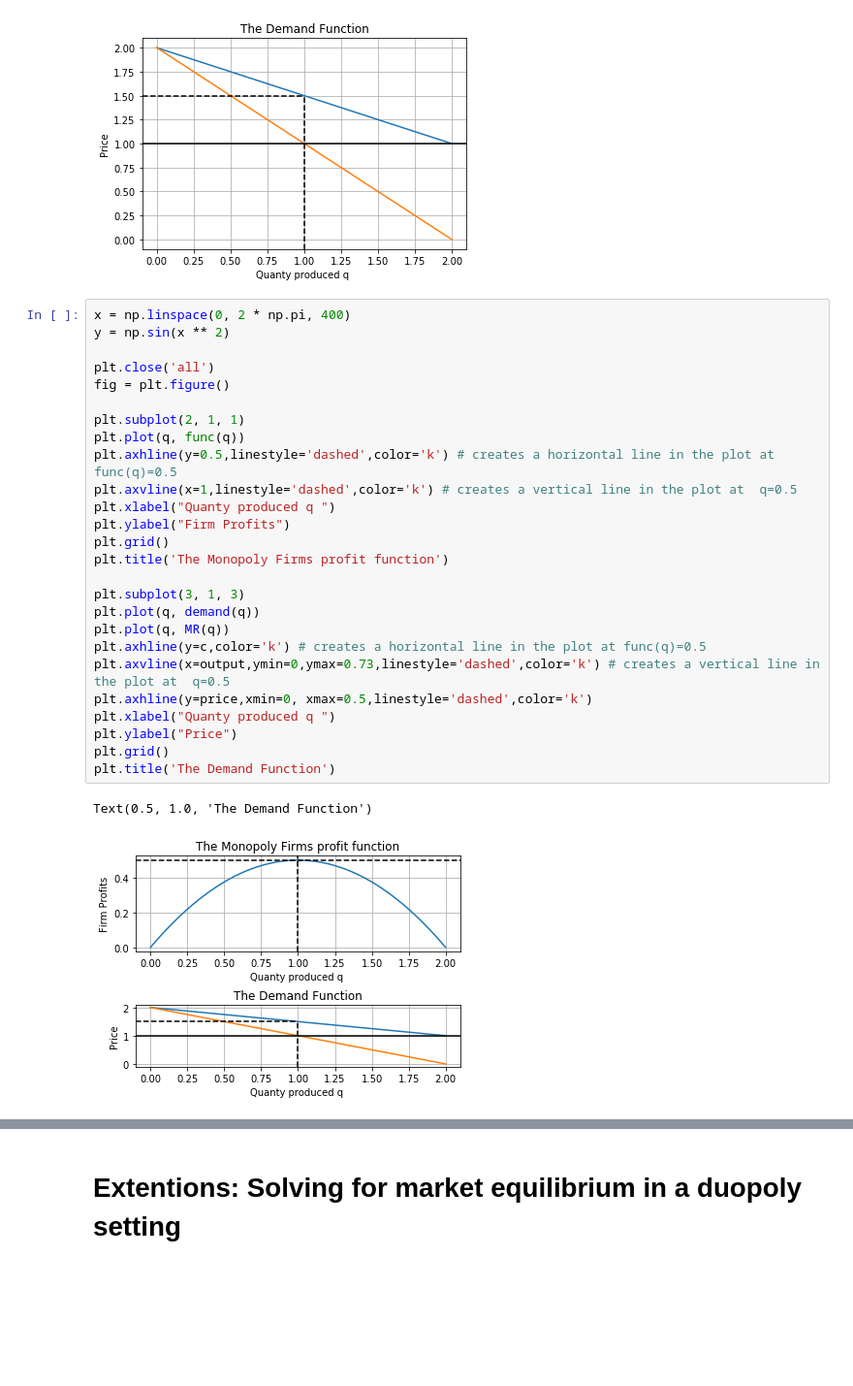
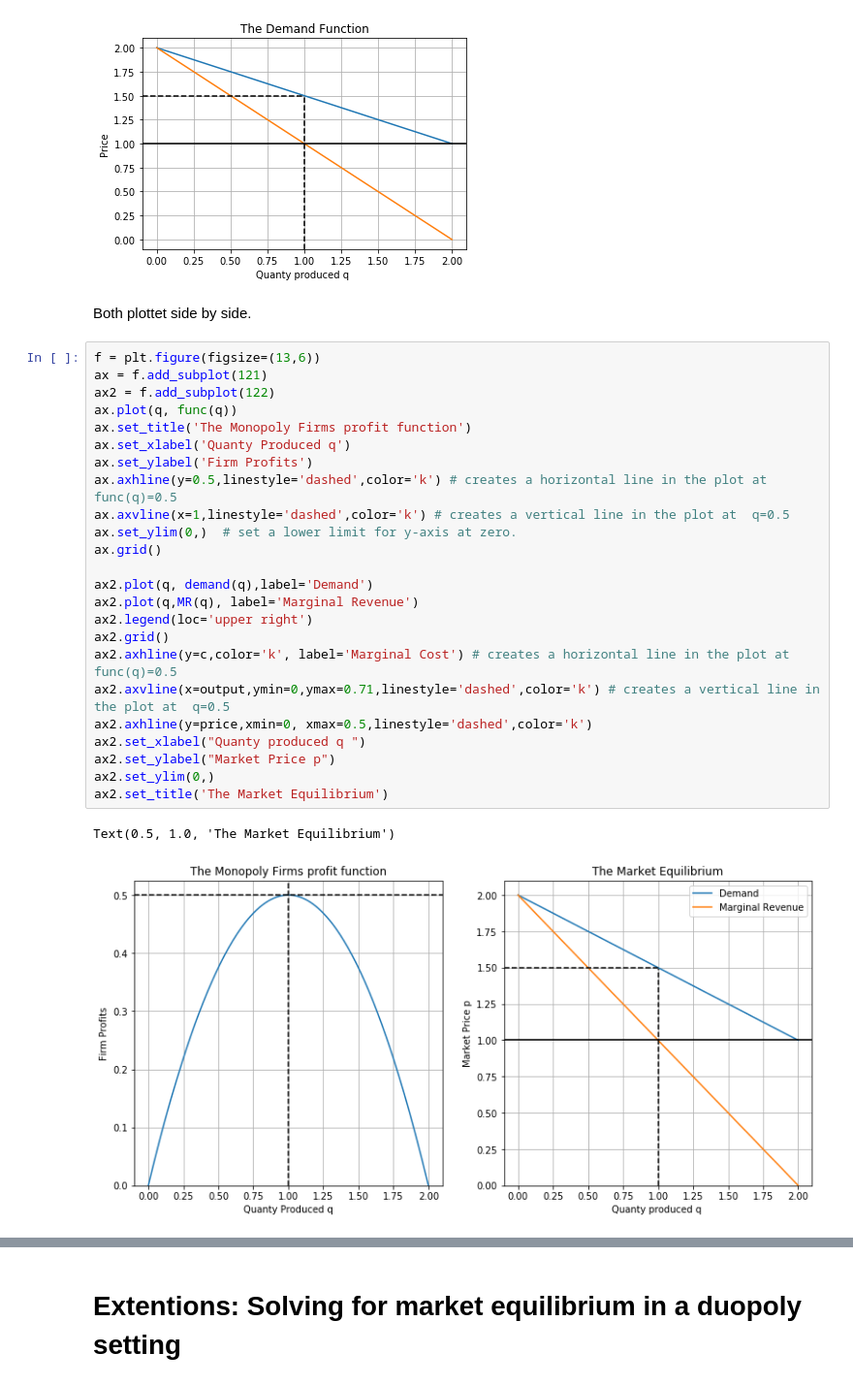
Before and after one commit to NumEconCopenhagen/projects-2019-peter-larsens-kaffe-m-havre, a Jupyter notebook: modelproject/Ligevægt.ipynb, the cells around one changed output, grey strips where cells are left out. Shown at 97% size. Cells and saved outputs as stored; diff of their text form; blank space fills up the shorter version.

```diff
--- a/modelproject/Ligevægt.ipynb
+++ b/modelproject/Ligevægt.ipynb
@@ -156,32 +158,32 @@ plt.title('The Demand Function')
 plt.show()
 # %% [output]
 [figure]
+# %% [markdown]
+Both plottet side by side.
 # %%
-x = np.linspace(0, 2 * np.pi, 400)
-y = np.sin(x ** 2)
+f = plt.figure(figsize=(13,6))
+ax = f.add_subplot(121)
+ax2 = f.add_subplot(122)
+ax.plot(q, func(q))
+ax.set_title('The Monopoly Firms profit function')
+ax.set_xlabel('Quanty Produced q')
+ax.set_ylabel('Firm Profits')
+ax.axhline(y=0.5,linestyle='dashed',color='k') # creates a horizontal line in the plot at func(q)=0.5
+ax.axvline(x=1,linestyle='dashed',color='k') # creates a vertical line in the plot at  q=0.5
+ax.set_ylim(0,)  # set a lower limit for y-axis at zero.
+ax.grid()
 
-plt.close('all')
-fig = plt.figure()
-
-plt.subplot(2, 1, 1)
-plt.plot(q, func(q))
-plt.axhline(y=0.5,linestyle='dashed',color='k') # creates a horizontal line in the plot at func(q)=0.5
-plt.axvline(x=1,linestyle='dashed',color='k') # creates a vertical line in the plot at  q=0.5
-plt.xlabel("Quanty produced q ")
-plt.ylabel("Firm Profits")
-plt.grid()
-plt.title('The Monopoly Firms profit function')
-
-plt.subplot(3, 1, 3)
-plt.plot(q, demand(q))
-plt.plot(q, MR(q))
-plt.axhline(y=c,color='k') # creates a horizontal line in the plot at func(q)=0.5
-plt.axvline(x=output,ymin=0,ymax=0.73,linestyle='dashed',color='k') # creates a vertical line in the plot at  q=0.5
-plt.axhline(y=price,xmin=0, xmax=0.5,linestyle='dashed',color='k')
-plt.xlabel("Quanty produced q ")
-plt.ylabel("Price")
-plt.grid()
-plt.title('The Demand Function')
+ax2.plot(q, demand(q),label='Demand')
+ax2.plot(q,MR(q), label='Marginal Revenue')
+ax2.legend(loc='upper right')
+ax2.grid()
+ax2.axhline(y=c,color='k', label='Marginal Cost') # creates a horizontal line in the plot at func(q)=0.5
+ax2.axvline(x=output,ymin=0,ymax=0.71,linestyle='dashed',color='k') # creates a vertical line in the plot at  q=0.5
+ax2.axhline(y=price,xmin=0, xmax=0.5,linestyle='dashed',color='k')
+ax2.set_xlabel("Quanty produced q ")
+ax2.set_ylabel("Market Price p")
+ax2.set_ylim(0,)
+ax2.set_title('The Market Equilibrium')
 # %% [output]
-Text(0.5, 1.0, 'The Demand Function')
+Text(0.5, 1.0, 'The Market Equilibrium')
-[figure, old version]
+[figure, new version]
```
Also changed, not shown: parts of 3 cells of this notebook.
